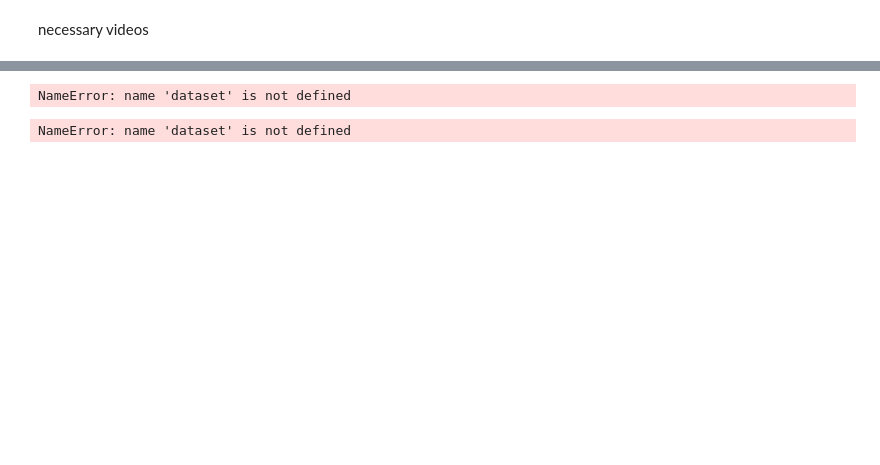
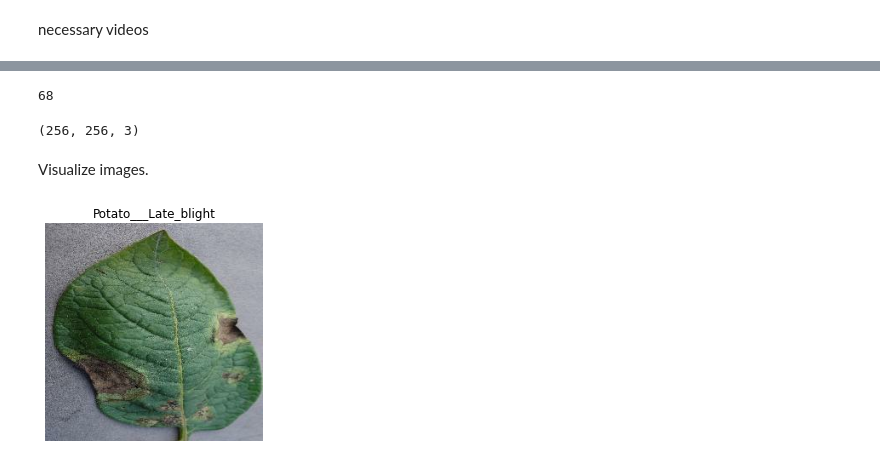
Before and after one commit to Code-with-jaycee/Potato-disease-prediction, a Jupyter notebook: Training/training.ipynb, the cells around one changed output, grey strips where cells are left out. Drawn from its saved outputs; the diff is of its cells as text; code cells hidden in the pictures; blank space fills up the shorter version.

```diff
--- a/Training/training.ipynb
+++ b/Training/training.ipynb
@@ -26,10 +28,32 @@ NameError: name 'dataset' is not defined
-# %%
-len(dataset)
-# %% [output]
-NameError: name 'dataset' is not defined
-# %%
-for image_batch, label_batch in dataset.take(1):
-    print(image_batch.shape)
-    print(label_batch.numpy())
-# %% [output]
-NameError: name 'dataset' is not defined
+# %%
+# 68 * 32
+len(dataset)
+# %% [output]
+68
+# %%
+#explore images.
+for image_batch, label_batch in dataset.take(1):
+    # print(image_batch.shape)
+    # print(image_batch[0])
+    # print(image_batch[0].numpy())  #convert it into numpy
+    print(image_batch[0].shape)
+
+    # Every element that you get is a tensor,so you need to
+    #  convert it to numpu
+    # print(label_batch.numpy())
+# %% [output]
+(256, 256, 3)
+# %% [markdown]
+Visualize images.
+# %%
+for image_batch, label_batch in dataset.take(1):
+    # plt.imshow(image_batch[0].numpy().astype("uint8"))
+    plt.imshow(image_batch[0].numpy().astype("uint8"))
+
+
+    # labelling the title
+    plt.title(class_names[label_batch[0]])
+    # Remove the axis labeling
+    plt.axis("off")
+# %% [output]
+[figure, added]
```
Also changed, not shown: parts of 7 cells of this notebook.
